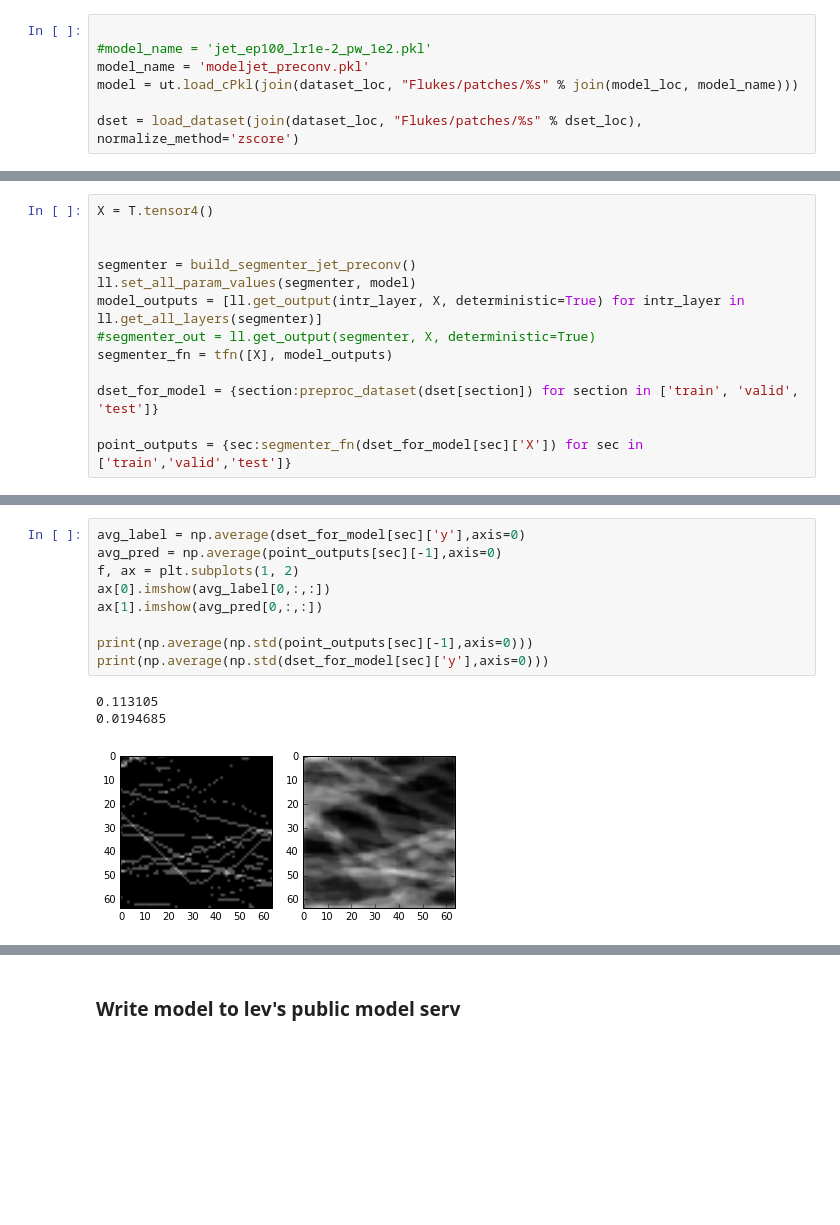
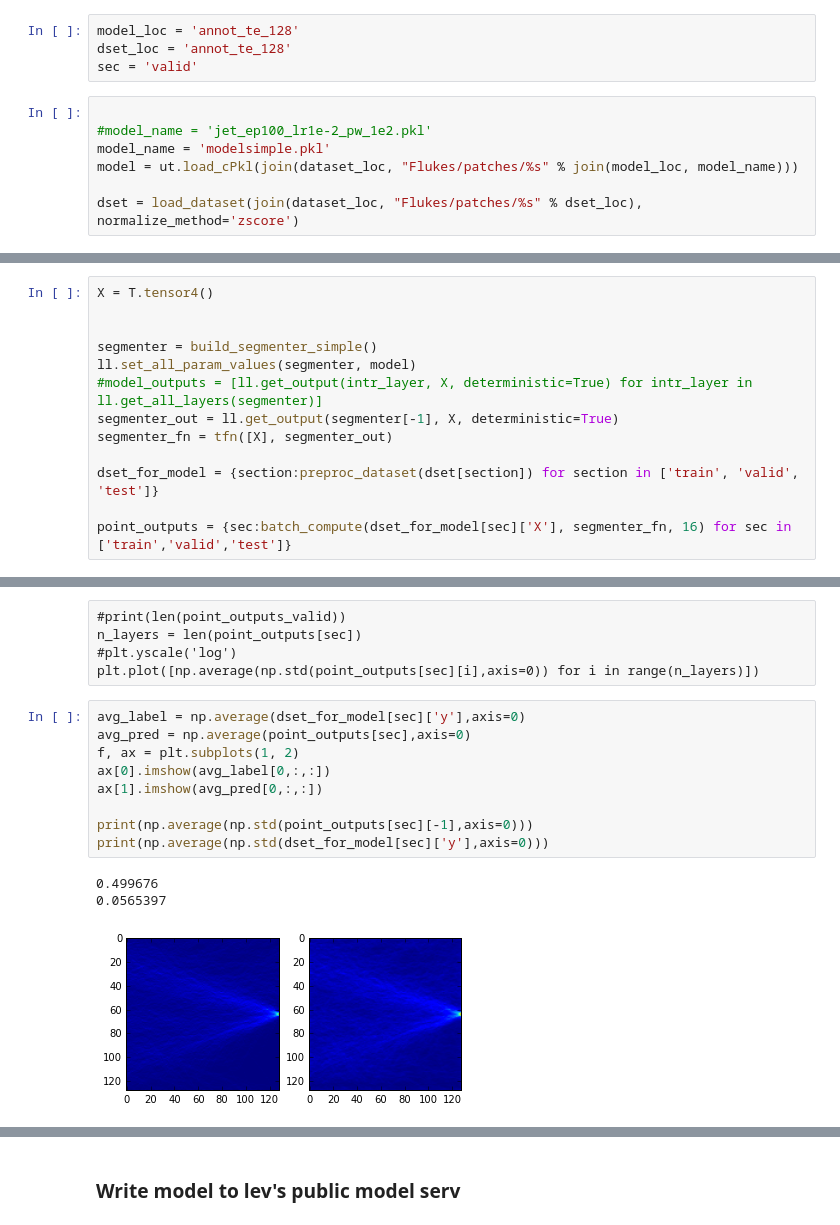
Before and after one commit to zmjjmz/thesiswork, a Jupyter notebook: edge_extract/TE Extractor Analysis.ipynb, the cells around one changed output, grey strips where cells are left out. Drawn from its saved outputs; the diff is of its cells as text; blank space fills up the shorter version.

```diff
--- a/edge_extract/TE Extractor Analysis.ipynb
+++ b/edge_extract/TE Extractor Analysis.ipynb
@@ -37,7 +35,11 @@ dset_loc = 'TEST_fbannot_te_64_eh'
+# %%
+model_loc = 'annot_te_128'
+dset_loc = 'annot_te_128'
+sec = 'valid'
 # %%
 
 #model_name = 'jet_ep100_lr1e-2_pw_1e2.pkl'
-model_name = 'modeljet_preconv.pkl'
+model_name = 'modelsimple.pkl'
 model = ut.load_cPkl(join(dataset_loc, "Flukes/patches/%s" % join(model_loc, model_name)))
 
 dset = load_dataset(join(dataset_loc, "Flukes/patches/%s" % dset_loc), normalize_method='zscore')
@@ -53,15 +55,15 @@ Took 0.00 seconds
 X = T.tensor4()
 
 
-segmenter = build_segmenter_jet_preconv()
+segmenter = build_segmenter_simple()
 ll.set_all_param_values(segmenter, model)
-model_outputs = [ll.get_output(intr_layer, X, deterministic=True) for intr_layer in ll.get_all_layers(segmenter)]
-#segmenter_out = ll.get_output(segmenter, X, deterministic=True)
-segmenter_fn = tfn([X], model_outputs)
+#model_outputs = [ll.get_output(intr_layer, X, deterministic=True) for intr_layer in ll.get_all_layers(segmenter)]
+segmenter_out = ll.get_output(segmenter[-1], X, deterministic=True)
+segmenter_fn = tfn([X], segmenter_out)
 
 dset_for_model = {section:preproc_dataset(dset[section]) for section in ['train', 'valid', 'test']}
 
-point_outputs = {sec:segmenter_fn(dset_for_model[sec]['X']) for sec in ['train','valid','test']}
+point_outputs = {sec:batch_compute(dset_for_model[sec]['X'], segmenter_fn, 16) for sec in ['train','valid','test']}
 # %%
 list(enumerate(zip([(np.linalg.norm(i), i.shape) for i in
                     ll.get_all_param_values(segmenter)],ll.get_all_params(segmenter))))
@@ -199,16 +177,21 @@ plt.plot([np.average(np.std(point_outputs[sec][i],axis=0)) for i in range(n_laye
+# %% [raw]
+#print(len(point_outputs_valid))
+n_layers = len(point_outputs[sec])
+#plt.yscale('log')
+plt.plot([np.average(np.std(point_outputs[sec][i],axis=0)) for i in range(n_layers)])
 # %%
 avg_label = np.average(dset_for_model[sec]['y'],axis=0)
-avg_pred = np.average(point_outputs[sec][-1],axis=0)
+avg_pred = np.average(point_outputs[sec],axis=0)
 f, ax = plt.subplots(1, 2)
 ax[0].imshow(avg_label[0,:,:])
 ax[1].imshow(avg_pred[0,:,:])
 
 print(np.average(np.std(point_outputs[sec][-1],axis=0)))
 print(np.average(np.std(dset_for_model[sec]['y'],axis=0)))
 # %% [output]
-0.113105
-0.0194685
+0.499676
+0.0565397
-[figure, old version]
+[figure, new version]
 # %%
 from IPython.display import Image
 Image(filename='./losses.png')
```
Also changed, not shown: parts of 23 cells of this notebook, 7 other files.
